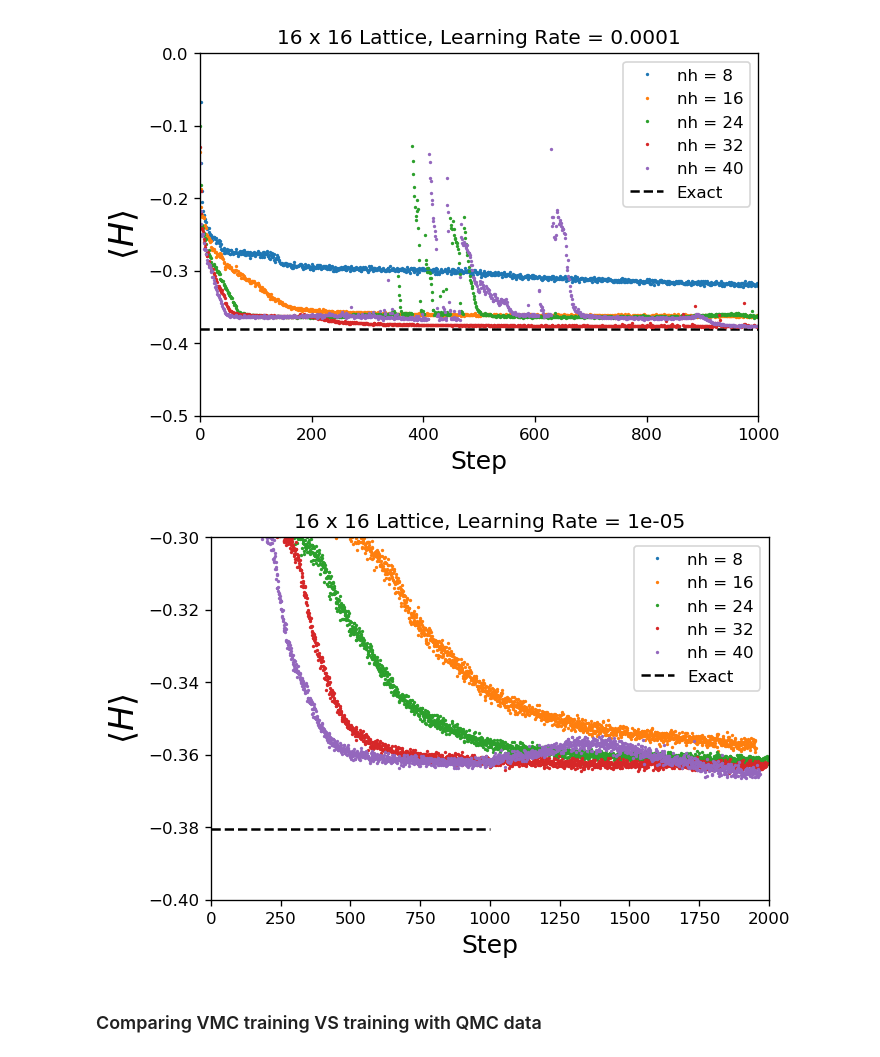
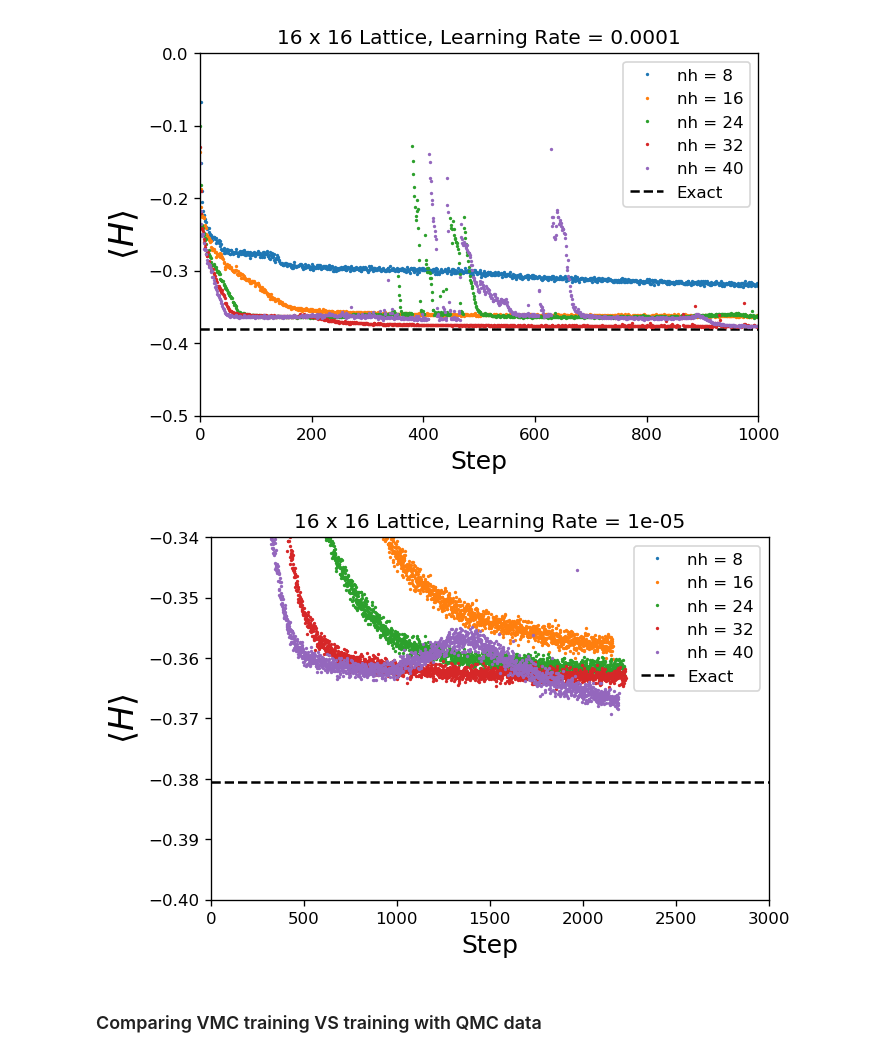
Before and after one commit to MelkoCollective/NeuralNetworks-for-Quantum, a Jupyter notebook: src_qmc_vmc/Paper Plots.ipynb, the cells around one changed output. Saved outputs shown, nothing was run; the diff lists cells and outputs as text; code cells hidden in the pictures.

Commit message:
update plots

```diff
--- a/src_qmc_vmc/Paper Plots.ipynb
+++ b/src_qmc_vmc/Paper Plots.ipynb
@@ -170,7 +170,7 @@ def QMCPlot(N,lr,exactE,qmc_8,qmc_16,qmc_24,qmc_32,qmc_40,xlim,ylim):
     plt.plot(qmc_32,marker='o',markersize=1,linewidth=0.0,markevery=1,label="nh = 32")
     plt.plot(qmc_40,marker='o',markersize=1,linewidth=0.0,markevery=1,label="nh = 40")
 
-    plt.hlines(exactE,0, 1000 ,linestyle="--",label="Exact")
+    plt.hlines(exactE,0, 5000 ,linestyle="--",label="Exact")
 
     plt.xlabel("Step",fontsize=15)
     plt.ylabel("$\\langle H \\rangle$",fontsize=20)
@@ -365,9 +365,9 @@ QMCPlot(16, 0.0001, exactE_16, E_QMC_16_8_fulldata,E_QMC_16_16_fulldata,E_QMC_16
 # %% [output]
 [figure]
 # %%
-QMCPlot(16,0.00001,exactE_16,E_QMC_16_8_smaller,E_QMC_16_16_smaller,E_QMC_16_24_smaller,E_QMC_16_32_smaller,E_QMC_16_40_smaller,[0,2000],[-0.4,-0.3])
+QMCPlot(16,0.00001,exactE_16,E_QMC_16_8_smaller,E_QMC_16_16_smaller,E_QMC_16_24_smaller,E_QMC_16_32_smaller,E_QMC_16_40_smaller,[0,3000],[-0.4,-0.34])
 # %% [output]
-[figure, old version]
+[figure, new version]
 # %% [markdown]
 ### Comparing VMC training VS training with QMC data
 # %%
```
Also changed, not shown: parts of 2 cells of this notebook.
